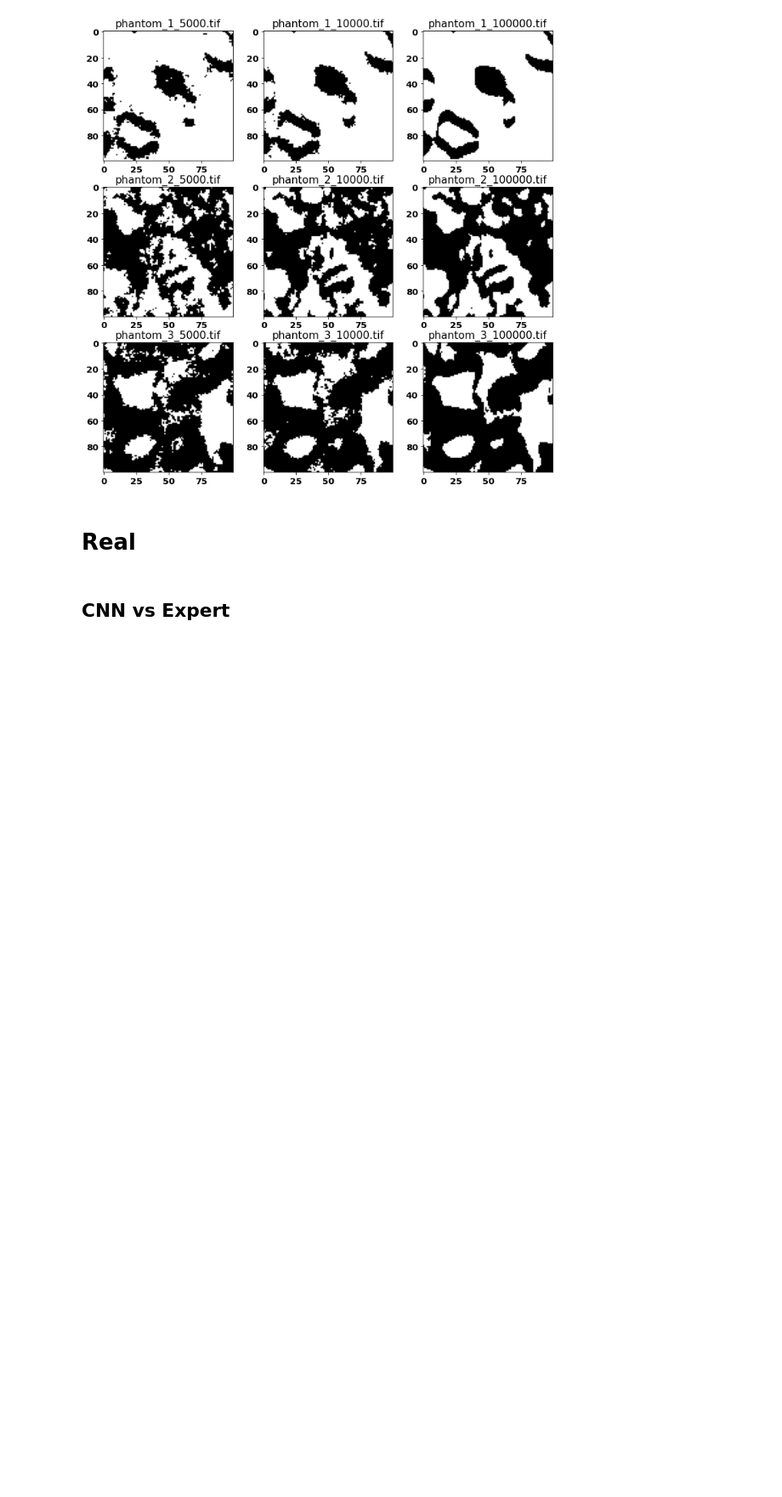
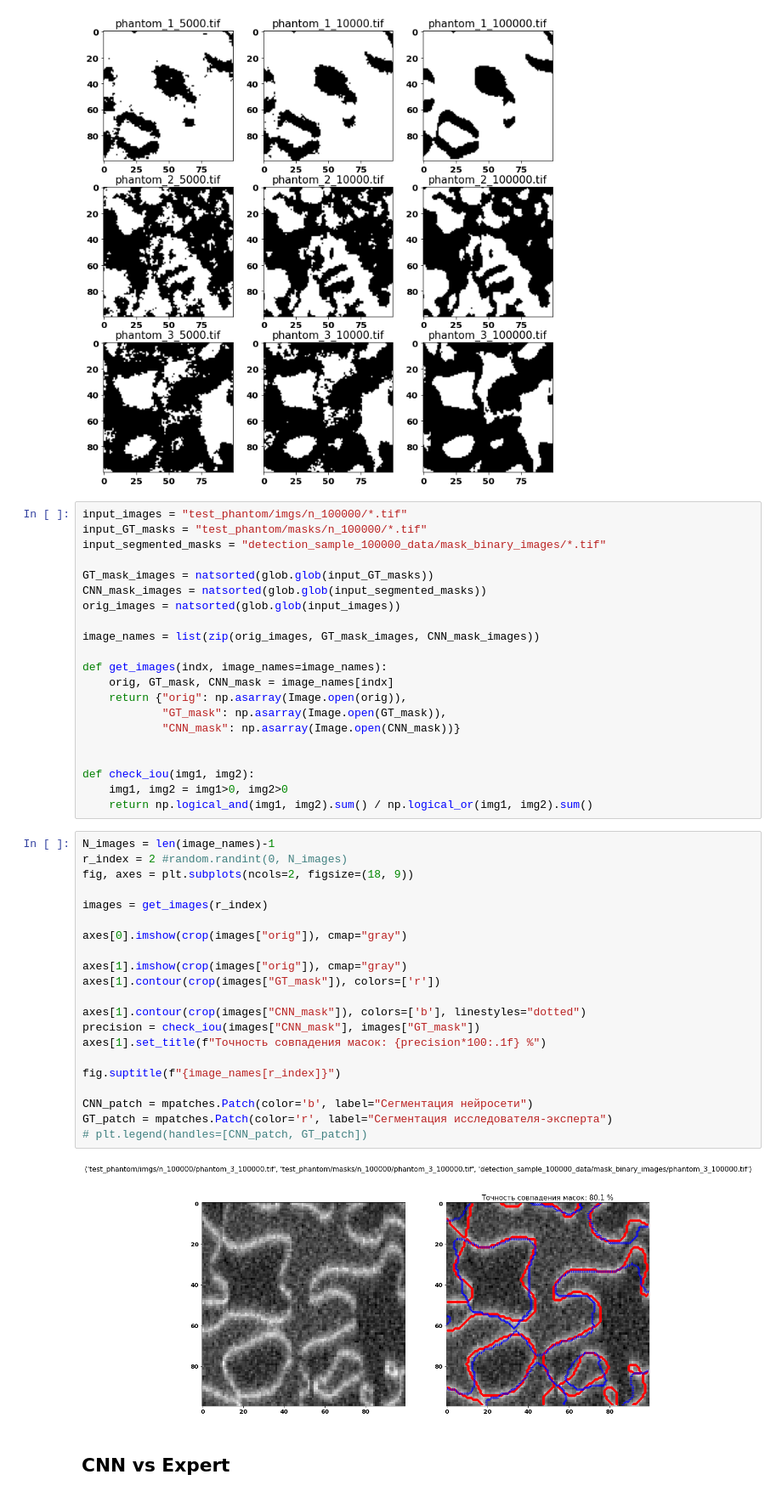
Before and after one commit to ankhafizov/UnetNeuronsSegmentation, a Jupyter notebook: analizator.ipynb, the cells around one changed output. Shown at 85% size. Saved outputs shown, nothing was run; the diff lists cells and outputs as text; blank space fills up the shorter version.

Commit message:
add mask comparison

```diff
--- a/analizator.ipynb
+++ b/analizator.ipynb
@@ -70,8 +72,50 @@ for ax, path in zip(axes, img_paths):
     ax.set_title(title)
 # %% [output]
 [figure]
-# %% [markdown]
-# Real
+# %%
+input_images = "test_phantom/imgs/n_100000/*.tif"
+input_GT_masks = "test_phantom/masks/n_100000/*.tif"
+input_segmented_masks = "detection_sample_100000_data/mask_binary_images/*.tif"
+
+GT_mask_images = natsorted(glob.glob(input_GT_masks))
+CNN_mask_images = natsorted(glob.glob(input_segmented_masks))
+orig_images = natsorted(glob.glob(input_images))
+
+image_names = list(zip(orig_images, GT_mask_images, CNN_mask_images))
+
+def get_images(indx, image_names=image_names):
+    orig, GT_mask, CNN_mask = image_names[indx]
+    return {"orig": np.asarray(Image.open(orig)),
+            "GT_mask": np.asarray(Image.open(GT_mask)),
+            "CNN_mask": np.asarray(Image.open(CNN_mask))}
+
+
+def check_iou(img1, img2):
+    img1, img2 = img1>0, img2>0
+    return np.logical_and(img1, img2).sum() / np.logical_or(img1, img2).sum()
+# %%
+N_images = len(image_names)-1
+r_index = 2 #random.randint(0, N_images)
+fig, axes = plt.subplots(ncols=2, figsize=(18, 9))
+
+images = get_images(r_index)
+
+axes[0].imshow(crop(images["orig"]), cmap="gray")
+
+axes[1].imshow(crop(images["orig"]), cmap="gray")
+axes[1].contour(crop(images["GT_mask"]), colors=['r'])
+
+axes[1].contour(crop(images["CNN_mask"]), colors=['b'], linestyles="dotted")
+precision = check_iou(images["CNN_mask"], images["GT_mask"])
+axes[1].set_title(f"Точность совпадения масок: {precision*100:.1f} %")
+
+fig.suptitle(f"{image_names[r_index]}")
+
+CNN_patch = mpatches.Patch(color='b', label="Сегментация нейросети")
+GT_patch = mpatches.Patch(color='r', label="Сегментация исследователя-эксперта")
+# plt.legend(handles=[CNN_patch, GT_patch])
+# %% [output]
+[figure, added]
 # %% [markdown]
 ## CNN vs Expert
 # %%
```
Also changed, not shown: parts of 3 cells of this notebook.
